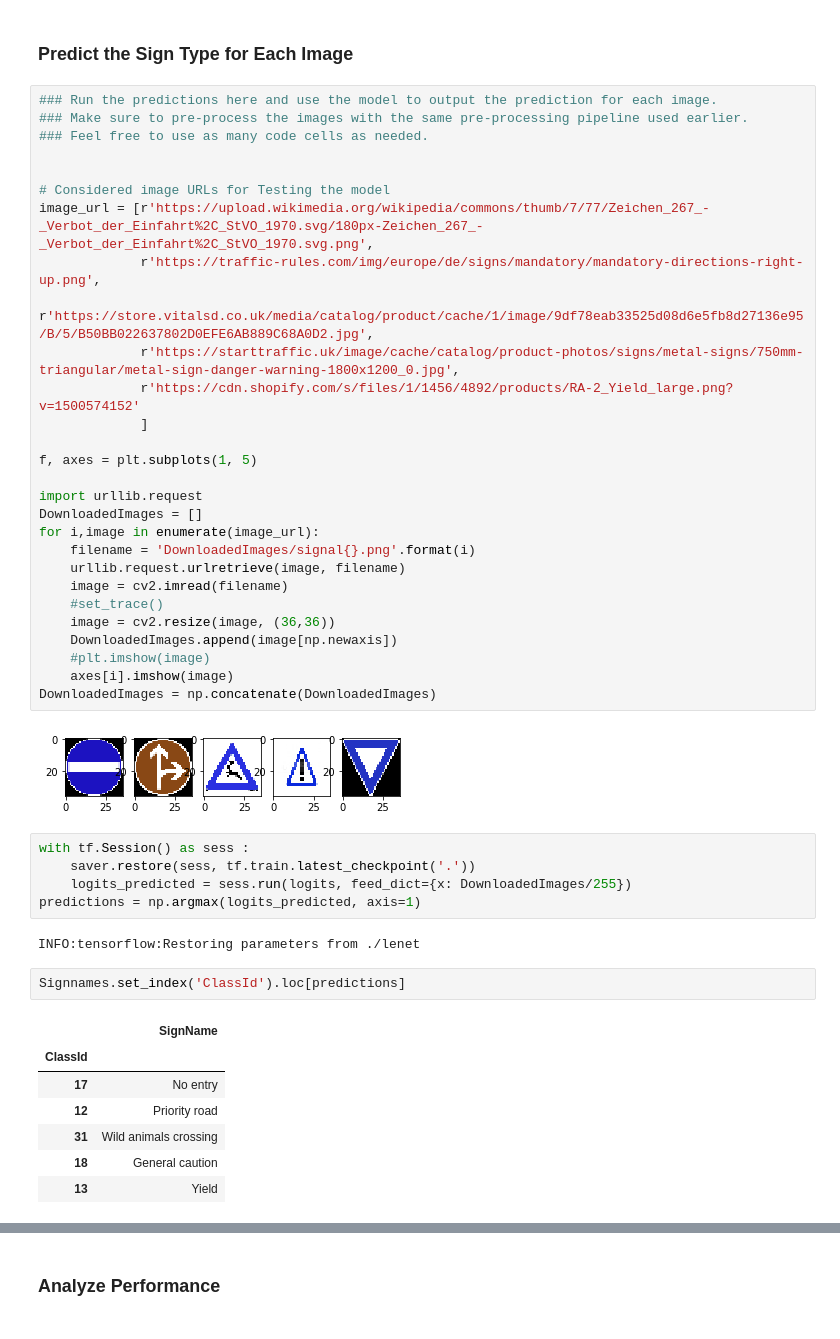
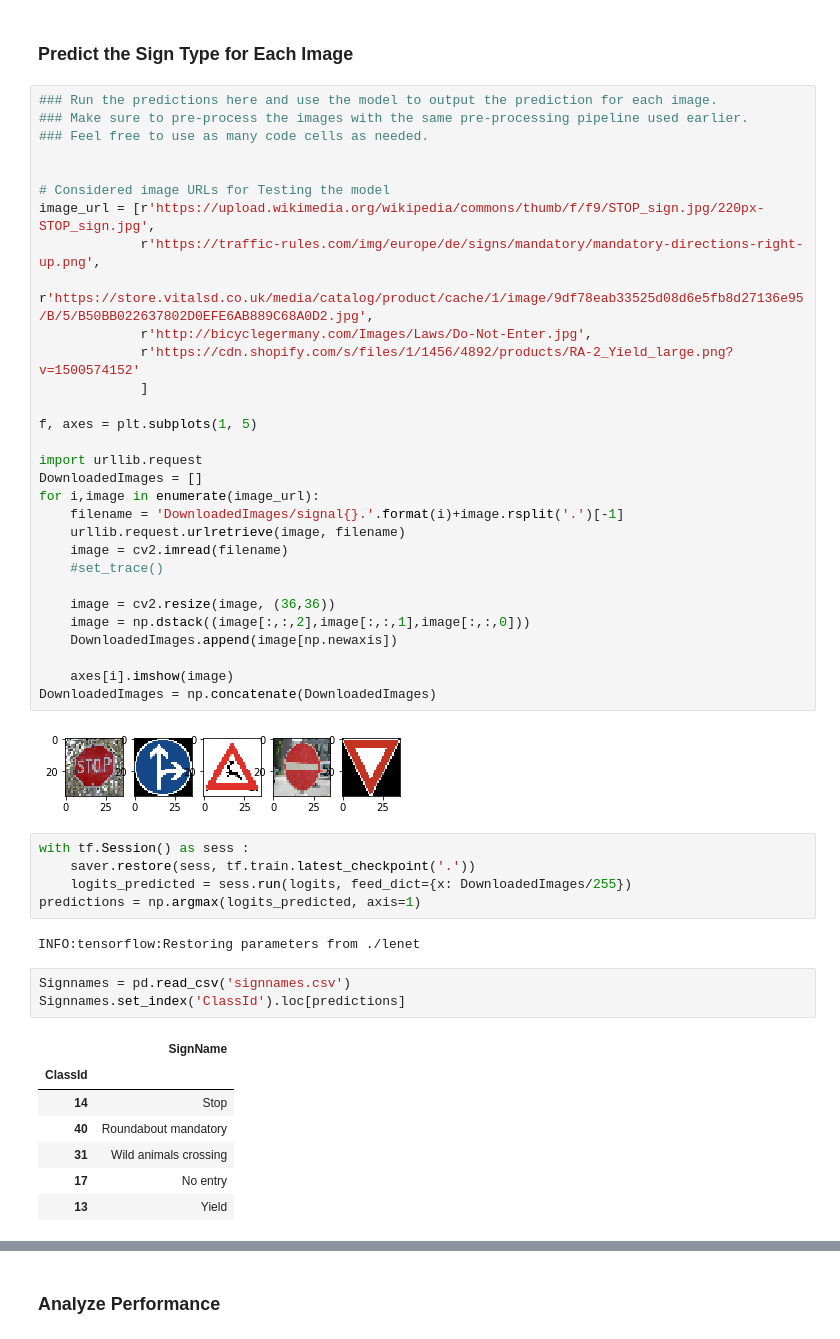
Before and after one commit to Nagakiran1/CarND-Traffic-Sign-Classifier-Project, a Jupyter notebook: Traffic_Sign_Classifier.ipynb, the cells around one changed output, grey strips where cells are left out. Drawn from its saved outputs; the diff is of its cells as text.

```diff
--- a/Traffic_Sign_Classifier.ipynb
+++ b/Traffic_Sign_Classifier.ipynb
@@ -422,33 +417,35 @@ plt.imshow(X_train[123])
 # %%
 ### Run the predictions here and use the model to output the prediction for each image.
 ### Make sure to pre-process the images with the same pre-processing pipeline used earlier.
 ### Feel free to use as many code cells as needed.
 
 
 # Considered image URLs for Testing the model
-image_url = [r'https://upload.wikimedia.org/wikipedia/commons/thumb/7/77/Zeichen_267_-_Verbot_der_Einfahrt%2C_StVO_1970.svg/180px-Zeichen_267_-_Verbot_der_Einfahrt%2C_StVO_1970.svg.png',
+image_url = [r'https://upload.wikimedia.org/wikipedia/commons/thumb/f/f9/STOP_sign.jpg/220px-STOP_sign.jpg',
              r'https://traffic-rules.com/img/europe/de/signs/mandatory/mandatory-directions-right-up.png',
              r'https://store.vitalsd.co.uk/media/catalog/product/cache/1/image/9df78eab33525d08d6e5fb8d27136e95/B/5/B50BB022637802D0EFE6AB889C68A0D2.jpg',
-             r'https://starttraffic.uk/image/cache/catalog/product-photos/signs/metal-signs/750mm-triangular/metal-sign-danger-warning-1800x1200_0.jpg',
+             r'http://bicyclegermany.com/Images/Laws/Do-Not-Enter.jpg',
              r'https://cdn.shopify.com/s/files/1/1456/4892/products/RA-2_Yield_large.png?v=1500574152'
              ]
 
 f, axes = plt.subplots(1, 5)
 
 import urllib.request
 DownloadedImages = []
 for i,image in enumerate(image_url):
-    filename = 'DownloadedImages/signal{}.png'.format(i)
+    filename = 'DownloadedImages/signal{}.'.format(i)+image.rsplit('.')[-1]
     urllib.request.urlretrieve(image, filename)
     image = cv2.imread(filename)
     #set_trace()
+
     image = cv2.resize(image, (36,36))
+    image = np.dstack((image[:,:,2],image[:,:,1],image[:,:,0]))
     DownloadedImages.append(image[np.newaxis])
-    #plt.imshow(image)
+
     axes[i].imshow(image)
 DownloadedImages = np.concatenate(DownloadedImages)
 # %% [output]
-[figure, old version]
+[figure, new version]
 # %%
 with tf.Session() as sess :
     saver.restore(sess, tf.train.latest_checkpoint('.'))
@@ -457,14 +454,15 @@ predictions = np.argmax(logits_predicted, axis=1)
 # %% [output]
 INFO:tensorflow:Restoring parameters from ./lenet
 # %%
+Signnames = pd.read_csv('signnames.csv')
 Signnames.set_index('ClassId').loc[predictions]
 # %% [output]
 |  | SignName |
 | ClassId |  |
+| 14 | Stop |
+| 40 | Roundabout mandatory |
+| 31 | Wild animals crossing |
 | 17 | No entry |
-| 12 | Priority road |
-| 31 | Wild animals crossing |
-| 18 | General caution |
 | 13 | Yield |
 # %%
 f, axes = plt.subplots(1, 5)
```
Also changed, not shown: parts of 19 cells of this notebook, 2 other files.
